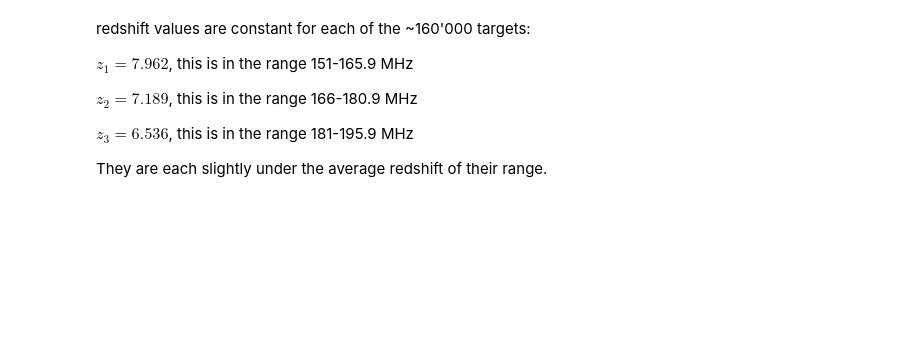
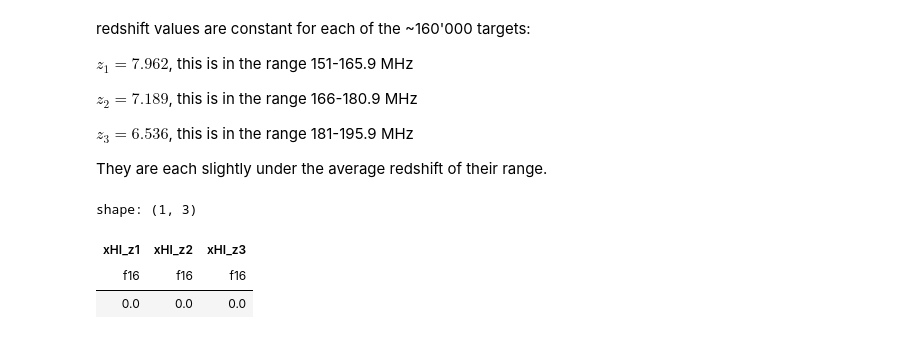
Before and after one commit to a-hout/SKA-SDC3b-Inference, a Jupyter notebook: src/eda/eda.ipynb, the cells around one changed output. Cells and saved outputs as stored; diff of their text form; code cells hidden in the pictures; blank space fills up the shorter version.

```diff
--- a/src/eda/eda.ipynb
+++ b/src/eda/eda.ipynb
@@ -130,0 +145,7 @@ They are each slightly under the average redshift of their range.
+# %%
+df_xHI_means.min()
+# %% [output]
+shape: (1, 3)
+| xHI_z1 | xHI_z2 | xHI_z3 |
+| f16 | f16 | f16 |
+| 0.0 | 0.0 | 0.0 |
```
Also changed, not shown: parts of 5 cells of this notebook.
